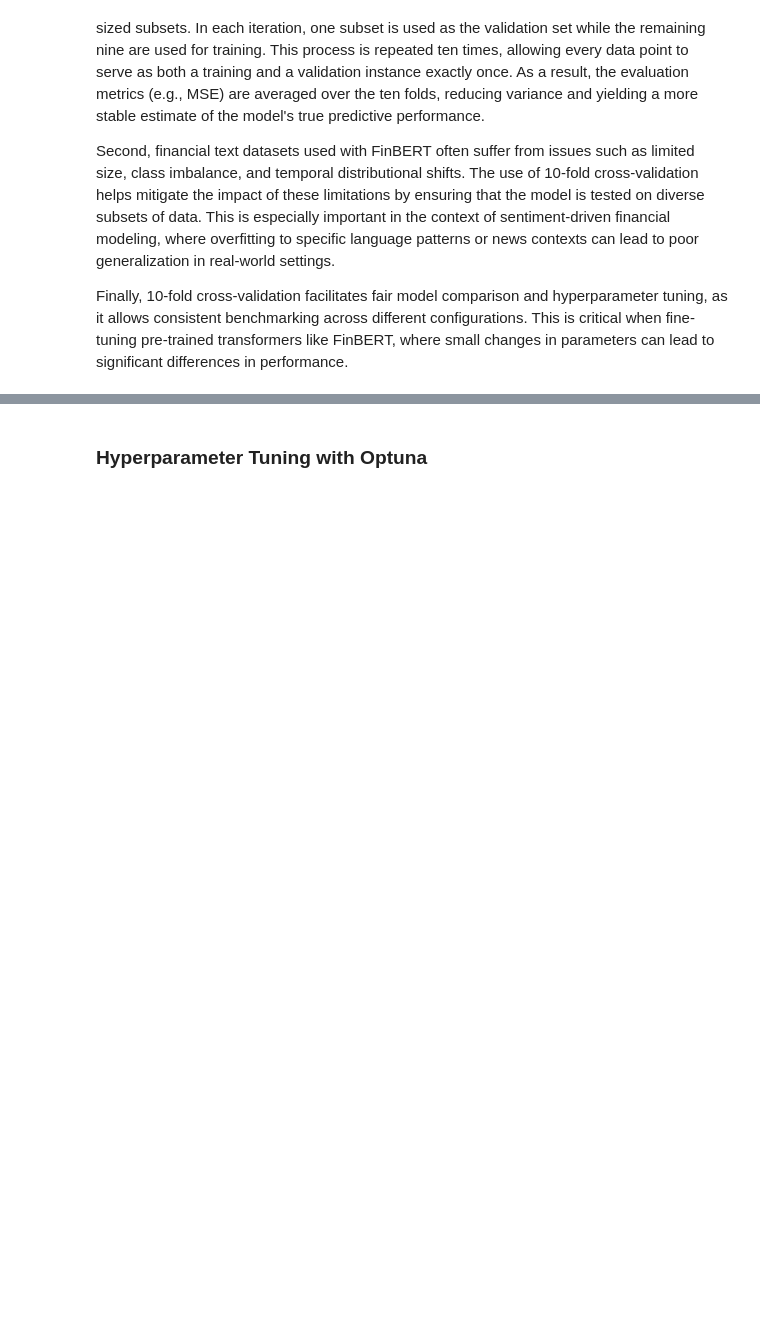
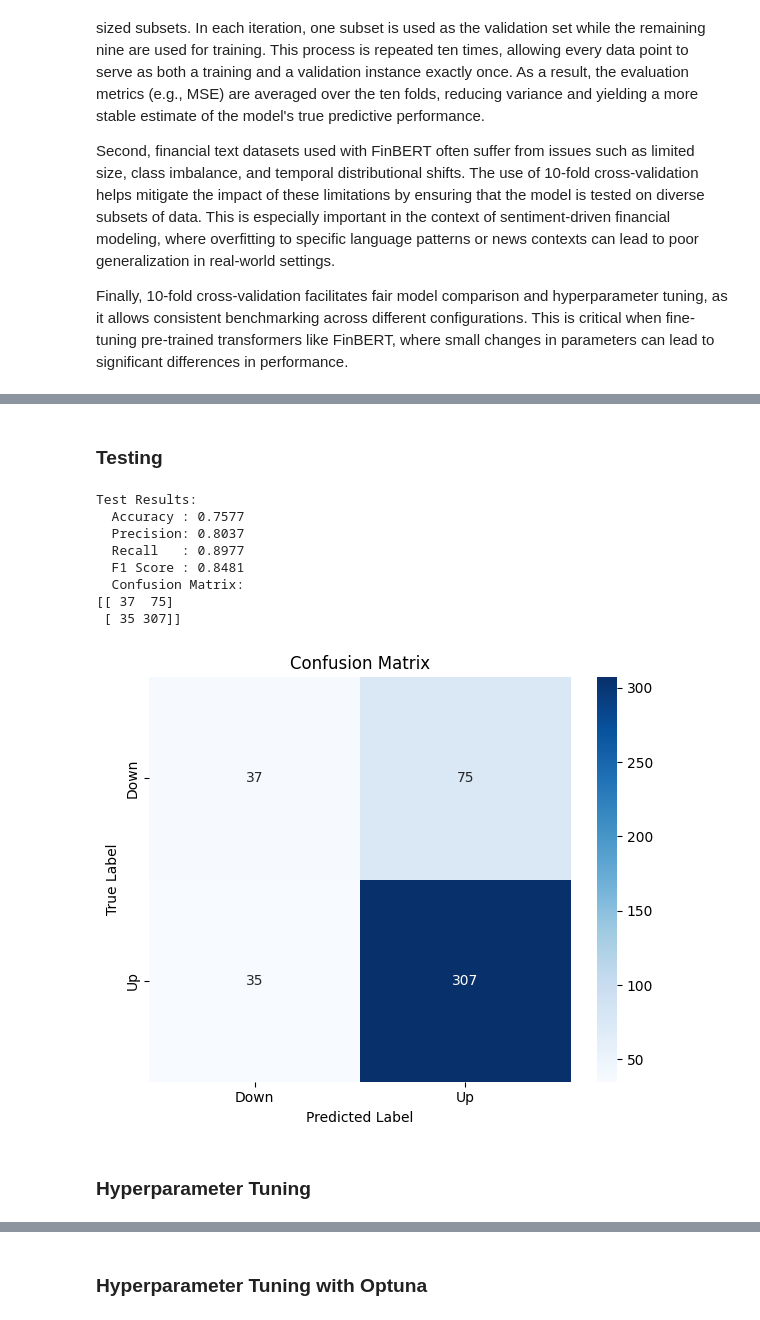
Before and after one commit to atiwari18/BuffERT, a Jupyter notebook: FinBERT Sentiment Score Tuning with Classifier.ipynb, the cells around one changed output, grey strips where cells are left out. Cells and saved outputs as stored; diff of their text form; code cells hidden in the pictures; blank space fills up the shorter version.

Commit message:
classifier_stuff
classifier

```diff
--- a/FinBERT Sentiment Score Tuning with Classifier.ipynb
+++ b/FinBERT Sentiment Score Tuning with Classifier.ipynb
@@ -129,4 +142,11 @@ val_loader = DataLoader(
 )
+# %%
+test_loader = DataLoader(
+    test_dataset,
+    batch_size=32,
+    shuffle=False,  # No shuffle during validation
+    collate_fn=lambda batch: val_collate_fn(batch, tokenizer, max_length=128)
+)
 # %% [markdown]
 ### EDA on the dataset
 *   Conduct an Exploratory Data Analysis on this dataset. Some graphics include:
@@ -210,7 +230,7 @@ Here we use the pretrained FinBERT model and add a classifier head to it in orde
 # %%
 #Model Architecture: Basic Tokenizer + Sequence Classification
 class FinBERTClassifier(nn.Module):
-  def __init__(self, pretrained_model_name="yiyanghkust/finbert-tone", dropout=0.3):
+  def __init__(self, pretrained_model_name="yiyanghkust/finbert-tone", dropout=0.2923625013741183):
       super(FinBERTClassifier, self).__init__()
       self.bert = BertModel.from_pretrained(pretrained_model_name)
       self.dropout = nn.Dropout(dropout)
@@ -253,3 +272,6 @@ Here we train the model using 10-fold cross-validation. First, 10-fold cross-val
 Second, financial text datasets used with FinBERT often suffer from issues such as limited size, class imbalance, and temporal distributional shifts. The use of 10-fold cross-validation helps mitigate the impact of these limitations by ensuring that the model is tested on diverse subsets of data. This is especially important in the context of sentiment-driven financial modeling, where overfitting to specific language patterns or news contexts can lead to poor generalization in real-world settings.
 
 Finally, 10-fold cross-validation facilitates fair model comparison and hyperparameter tuning, as it allows consistent benchmarking across different configurations. This is critical when fine-tuning pre-trained transformers like FinBERT, where small changes in parameters can lead to significant differences in performance.
+# %%
+device = torch.device("cuda" if torch.cuda.is_available() else "cpu")
+model = FinBERTClassifier().to(device)
@@ -255,0 +398,11 @@ Finally, 10-fold cross-validation facilitates fair model comparison and hyperpar
+# %% [markdown]
+### Testing
+# %%
+def plot_confusion_matrix(cm, class_names=["Down", "Up"], title="Confusion Matrix"):
+    plt.figure(figsize=(6, 5))
+    sns.heatmap(cm, annot=True, fmt="d", cmap="Blues", xticklabels=class_names, yticklabels=class_names)
+    plt.xlabel("Predicted Label")
+    plt.ylabel("True Label")
+    plt.title(title)
+    plt.tight_layout()
+    plt.show()
@@ -255,0 +451,17 @@ Finally, 10-fold cross-validation facilitates fair model comparison and hyperpar
+# %%
+model.load_state_dict(torch.load("finbert_classifier_best.pt"))
+model.eval()
+
+results = test_model(model, test_loader, device)
+# %% [output]
+Test Results:
+  Accuracy : 0.7577
+  Precision: 0.8037
+  Recall   : 0.8977
+  F1 Score : 0.8481
+  Confusion Matrix:
+[[ 37  75]
+ [ 35 307]]
+[figure, added]
+# %% [markdown]
+### Hyperparameter Tuning
```
Also changed, not shown: parts of 18 cells of this notebook, 2 other files.
